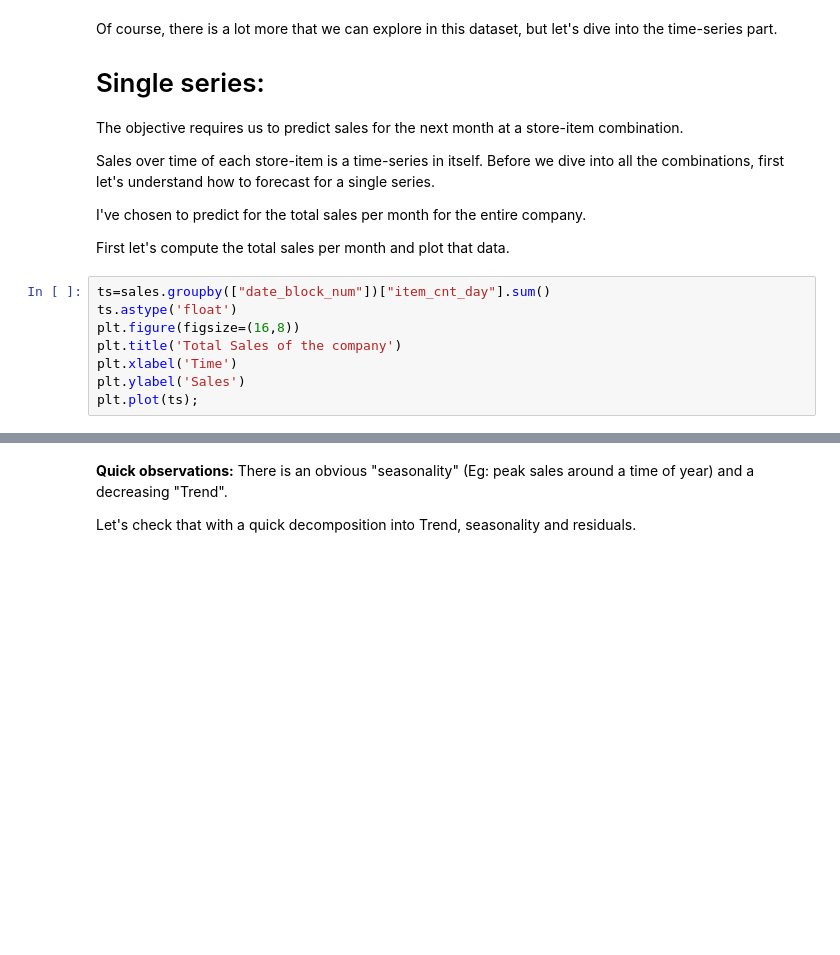
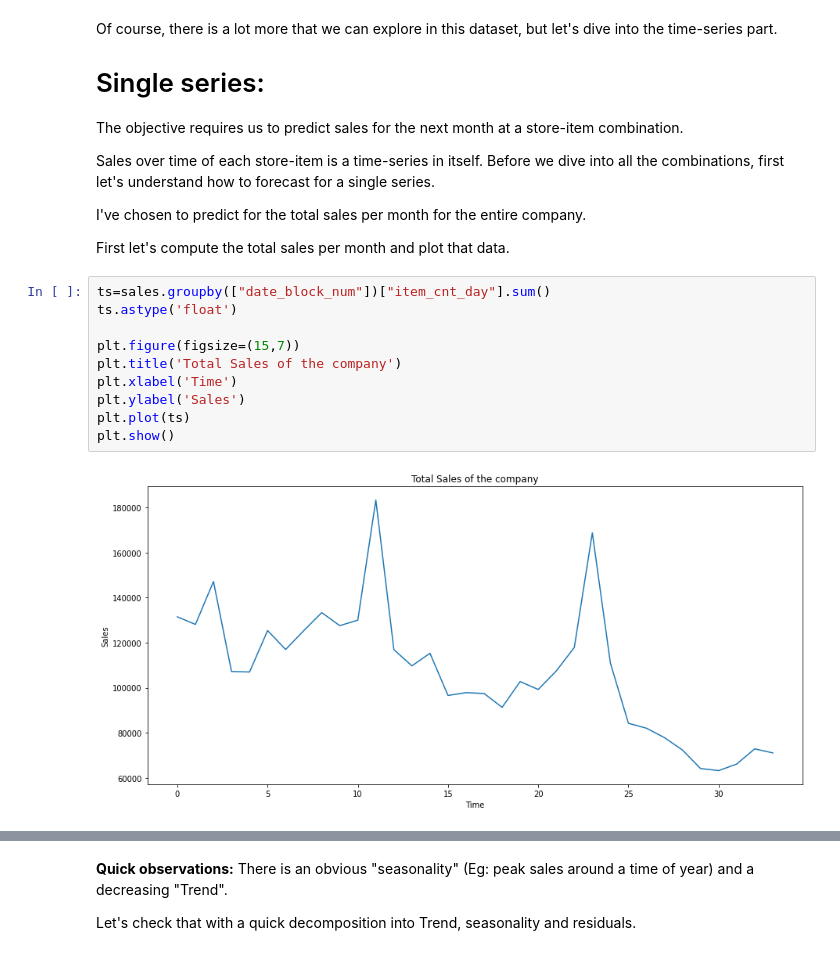
Before and after one commit to derSchmetterling/time_series, a Jupyter notebook: time-series-basics-exploring-traditional-ts.ipynb, the cells around one changed output, grey strips where cells are left out. Drawn from its saved outputs; the diff is of its cells as text; blank space fills up the shorter version.

```diff
--- a/time-series-basics-exploring-traditional-ts.ipynb
+++ b/time-series-basics-exploring-traditional-ts.ipynb
@@ -130,9 +163,13 @@ First let's compute the total sales per month and plot that data.
 # %%
 ts=sales.groupby(["date_block_num"])["item_cnt_day"].sum()
 ts.astype('float')
-plt.figure(figsize=(16,8))
+
+plt.figure(figsize=(15,7))
 plt.title('Total Sales of the company')
 plt.xlabel('Time')
 plt.ylabel('Sales')
-plt.plot(ts);
+plt.plot(ts)
+plt.show()
+# %% [output]
+[figure, added]
 # %%
```
Also changed, not shown: parts of 9 cells of this notebook.
